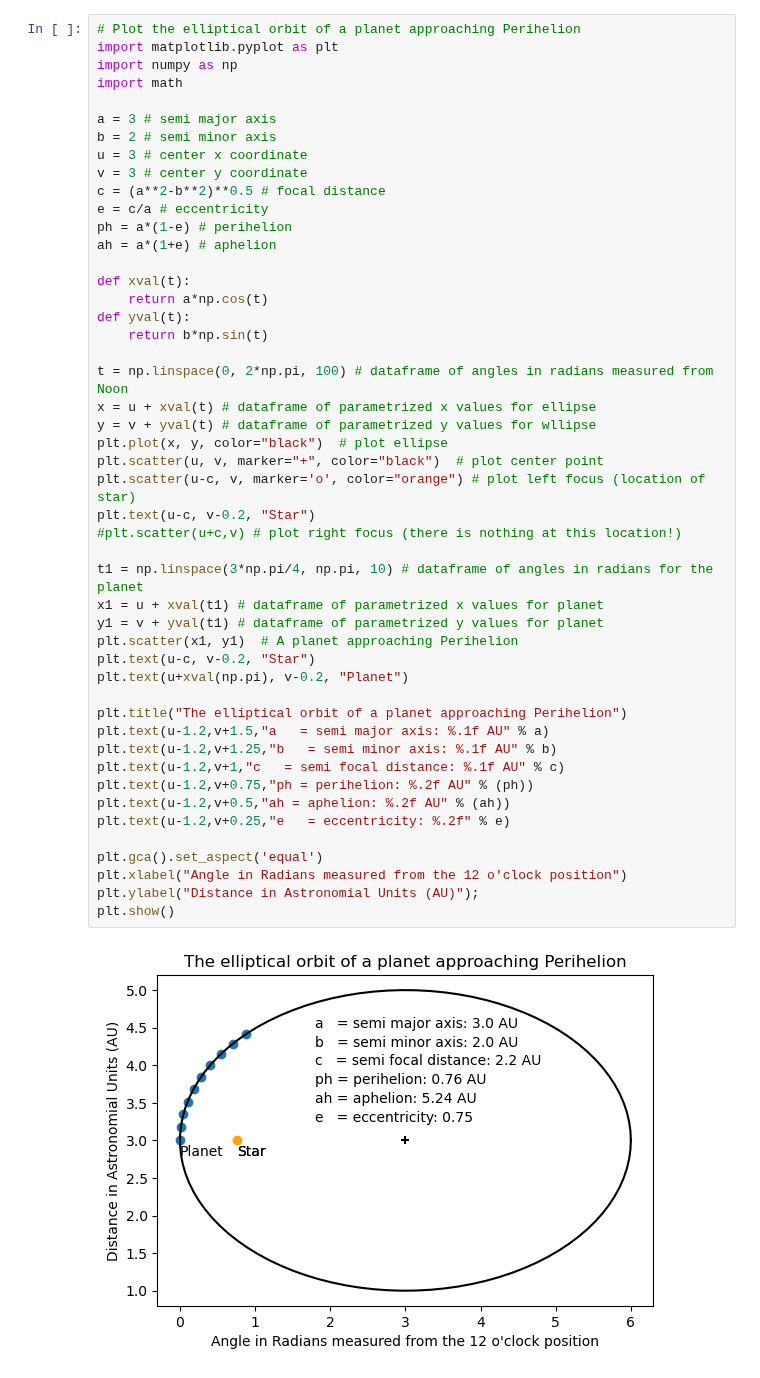
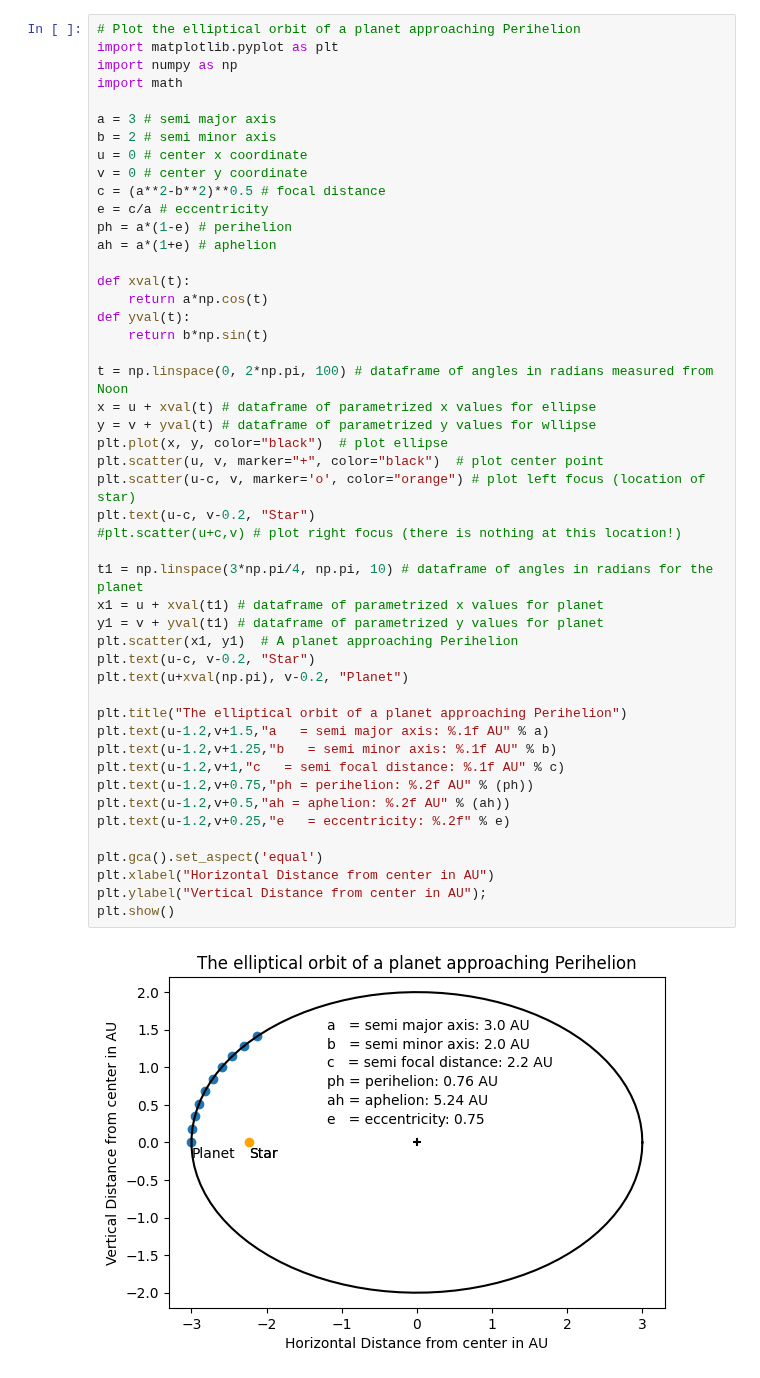
Before and after one commit to drunarayan/python4astronomy, a Jupyter notebook: keplerian_orbits/hint_elliptical_path.ipynb, the cells around one changed output. Drawn from its saved outputs; the diff is of its cells as text.

```diff
--- a/keplerian_orbits/hint_elliptical_path.ipynb
+++ b/keplerian_orbits/hint_elliptical_path.ipynb
@@ -10,8 +10,8 @@ import math
 
 a = 3 # semi major axis
 b = 2 # semi minor axis
-u = 3 # center x coordinate
-v = 3 # center y coordinate
+u = 0 # center x coordinate
+v = 0 # center y coordinate
 c = (a**2-b**2)**0.5 # focal distance
 e = c/a # eccentricity
 ph = a*(1-e) # perihelion
@@ -22,33 +22,33 @@ def xval(t):
 def yval(t):
     return b*np.sin(t)
 
 t = np.linspace(0, 2*np.pi, 100) # dataframe of angles in radians measured from Noon
 x = u + xval(t) # dataframe of parametrized x values for ellipse
 y = v + yval(t) # dataframe of parametrized y values for wllipse
 plt.plot(x, y, color="black")  # plot ellipse
 plt.scatter(u, v, marker="+", color="black")  # plot center point
 plt.scatter(u-c, v, marker='o', color="orange") # plot left focus (location of star)
 plt.text(u-c, v-0.2, "Star")
 #plt.scatter(u+c,v) # plot right focus (there is nothing at this location!)
 
 t1 = np.linspace(3*np.pi/4, np.pi, 10) # dataframe of angles in radians for the planet
 x1 = u + xval(t1) # dataframe of parametrized x values for planet
 y1 = v + yval(t1) # dataframe of parametrized y values for planet
 plt.scatter(x1, y1)  # A planet approaching Perihelion
 plt.text(u-c, v-0.2, "Star")
 plt.text(u+xval(np.pi), v-0.2, "Planet")
 
 plt.title("The elliptical orbit of a planet approaching Perihelion")
 plt.text(u-1.2,v+1.5,"a   = semi major axis: %.1f AU" % a)
 plt.text(u-1.2,v+1.25,"b   = semi minor axis: %.1f AU" % b)
 plt.text(u-1.2,v+1,"c   = semi focal distance: %.1f AU" % c)
 plt.text(u-1.2,v+0.75,"ph = perihelion: %.2f AU" % (ph))
 plt.text(u-1.2,v+0.5,"ah = aphelion: %.2f AU" % (ah))
 plt.text(u-1.2,v+0.25,"e   = eccentricity: %.2f" % e)
 
 plt.gca().set_aspect('equal')
-plt.xlabel("Angle in Radians measured from the 12 o'clock position")
-plt.ylabel("Distance in Astronomial Units (AU)");
+plt.xlabel("Horizontal Distance from center in AU")
+plt.ylabel("Vertical Distance from center in AU");
 plt.show()
 # %% [output]
-[figure, old version]
+[figure, new version]
```
